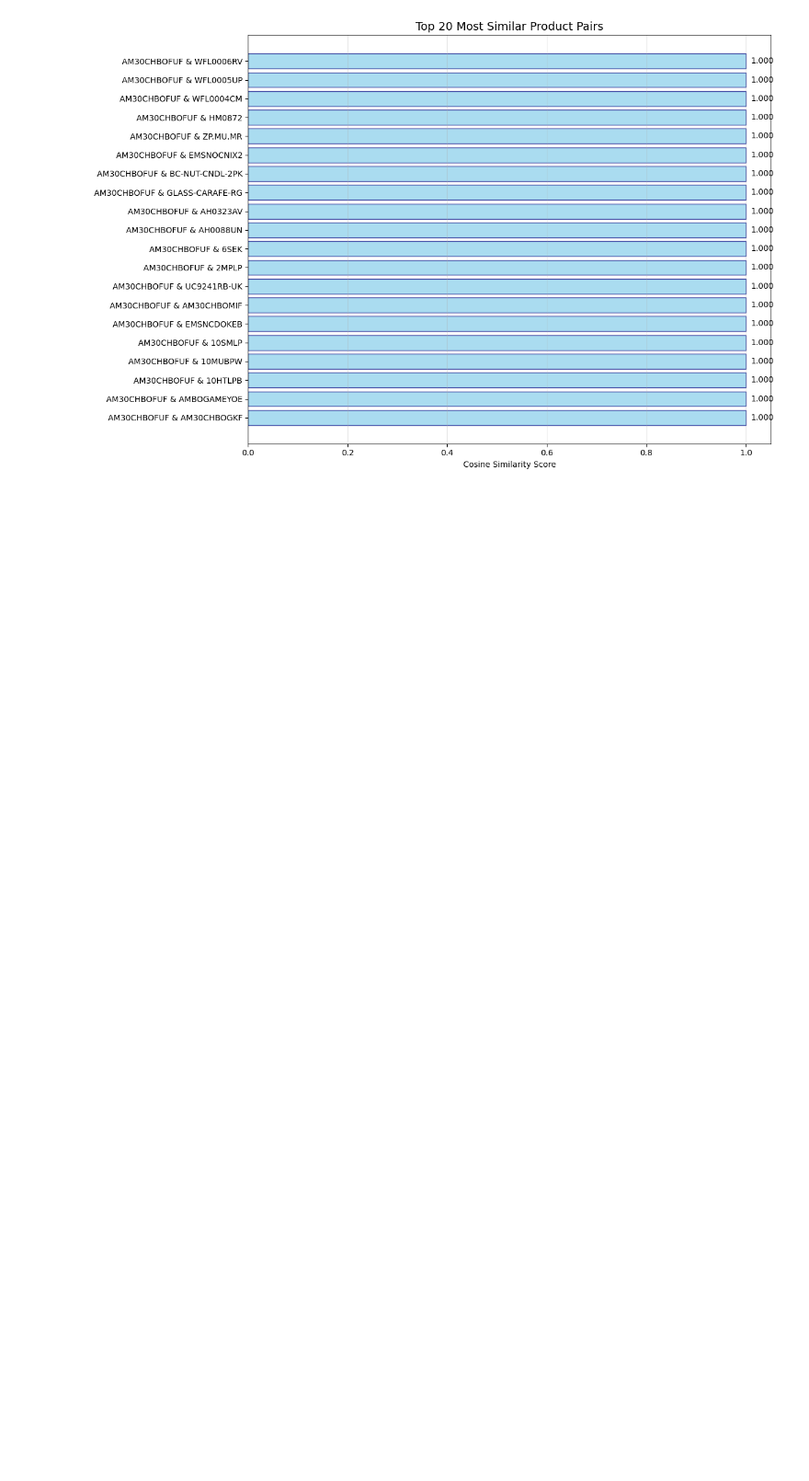
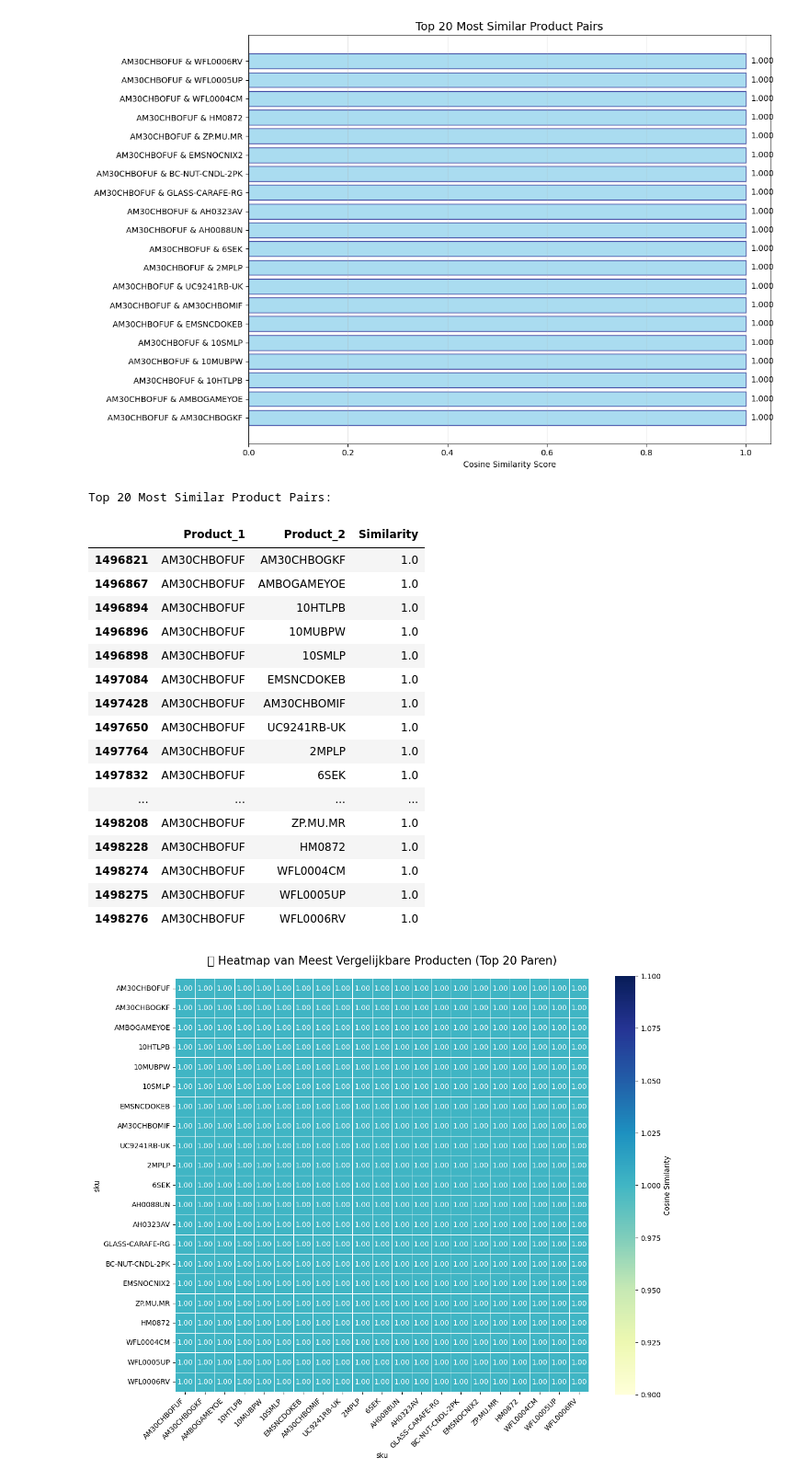
Before and after one commit to Chaimaebz/datalab3, a Jupyter notebook: Mantagifts_Data_Project.ipynb, the cells around one changed output. Shown at 92% size. Cells and saved outputs as stored; diff of their text form; code cells hidden in the pictures; blank space fills up the shorter version.

```diff
--- a/Mantagifts_Data_Project.ipynb
+++ b/Mantagifts_Data_Project.ipynb
@@ -667,3 +667,76 @@ Top 20 Most Similar Product Pairs:
 | 1498275 | AM30CHBOFUF | WFL0005UP | 1.0 |
 | 1498276 | AM30CHBOFUF | WFL0006RV | 1.0 |
 [figure]
+# %%
+import pandas as pd
+import numpy as np
+import seaborn as sns
+import matplotlib.pyplot as plt
+
+#Bepaal top N meest vergelijkbare productparen
+def find_top_similar_pairs(similarity_matrix, top_n=20):
+    upper_triangle = np.triu(similarity_matrix.values, k=1)
+
+    similarity_df = []
+    for i in range(len(similarity_matrix)):
+        for j in range(i+1, len(similarity_matrix.columns)):
+            similarity_df.append({
+                'Product_1': similarity_matrix.index[i],
+                'Product_2': similarity_matrix.columns[j],
+                'Similarity': upper_triangle[i, j]
+            })
+
+    similarity_df = pd.DataFrame(similarity_df)
+    return similarity_df.nlargest(top_n, 'Similarity')
+
+#Bereken top 20 paren
+top_pairs = find_top_similar_pairs(product_similarity, top_n=20)
+
+print("Top 20 Most Similar Product Pairs:")
+display(top_pairs)
+
+#heatmapmatrix met alleen de top-producten
+#haal unieke productnamen uit top_pairs
+top_products = pd.unique(top_pairs[['Product_1', 'Product_2']].values.ravel('K'))
+
+#Filter similarity_matrix tot alleen deze producten
+filtered_matrix = product_similarity.loc[top_products, top_products]
+
+#Visualiseer met heatmap
+plt.figure(figsize=(12, 10))
+sns.heatmap(
+    filtered_matrix,
+    cmap='YlGnBu',
+    annot=True,
+    fmt=".2f",
+    linewidths=0.5,
+    cbar_kws={'label': 'Cosine Similarity'},
+    square=True
+)
+
+
+plt.title('🔹 Heatmap van Meest Vergelijkbare Producten (Top 20 Paren)', fontsize=16, pad=20)
+plt.xticks(rotation=45, ha='right')
+plt.yticks(rotation=0)
+plt.tight_layout()
+plt.show()
+# %% [output]
+Top 20 Most Similar Product Pairs:
+|  | Product_1 | Product_2 | Similarity |
+| 1496821 | AM30CHBOFUF | AM30CHBOGKF | 1.0 |
+| 1496867 | AM30CHBOFUF | AMBOGAMEYOE | 1.0 |
+| 1496894 | AM30CHBOFUF | 10HTLPB | 1.0 |
+| 1496896 | AM30CHBOFUF | 10MUBPW | 1.0 |
+| 1496898 | AM30CHBOFUF | 10SMLP | 1.0 |
+| 1497084 | AM30CHBOFUF | EMSNCDOKEB | 1.0 |
+| 1497428 | AM30CHBOFUF | AM30CHBOMIF | 1.0 |
+| 1497650 | AM30CHBOFUF | UC9241RB-UK | 1.0 |
+| 1497764 | AM30CHBOFUF | 2MPLP | 1.0 |
+| 1497832 | AM30CHBOFUF | 6SEK | 1.0 |
+| ... | ... | ... | ... |
+| 1498208 | AM30CHBOFUF | ZP.MU.MR | 1.0 |
+| 1498228 | AM30CHBOFUF | HM0872 | 1.0 |
+| 1498274 | AM30CHBOFUF | WFL0004CM | 1.0 |
+| 1498275 | AM30CHBOFUF | WFL0005UP | 1.0 |
+| 1498276 | AM30CHBOFUF | WFL0006RV | 1.0 |
+[figure, added]
```
Also changed, not shown: parts of 4 cells of this notebook, 3 other files.
